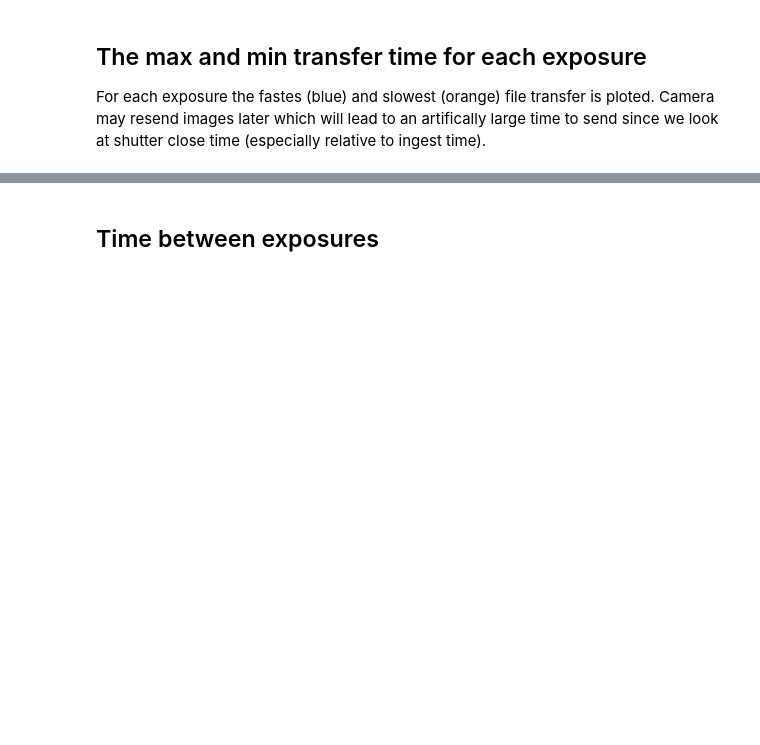
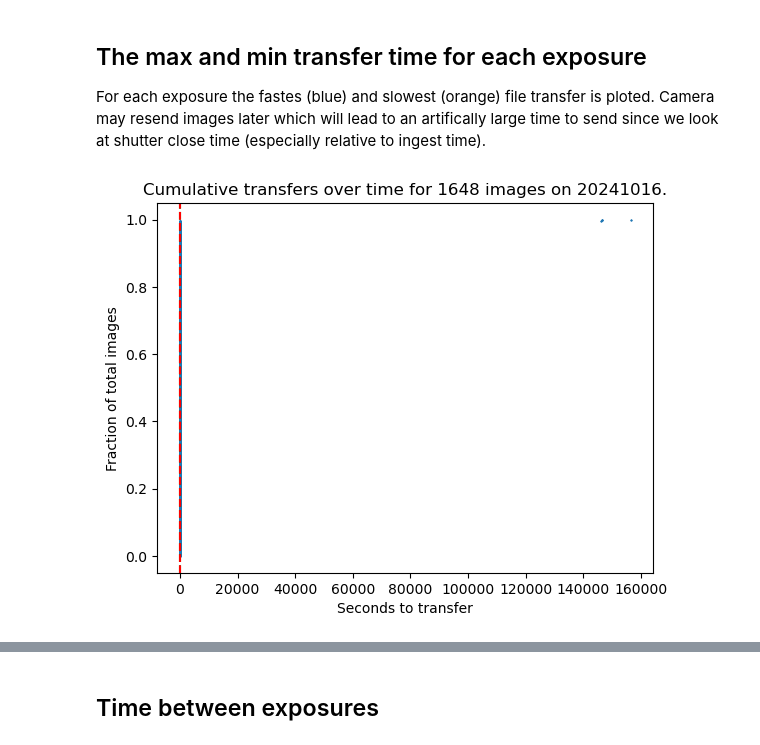
Before and after one commit to lsst-dm/image-transfers-info, a Jupyter notebook: ImageLatency-Summit-USDF.ipynb, the cells around one changed output, grey strips where cells are left out. Saved outputs shown, nothing was run; the diff lists cells and outputs as text; code cells hidden in the pictures; blank space fills up the shorter version.

```diff
--- a/ImageLatency-Summit-USDF.ipynb
+++ b/ImageLatency-Summit-USDF.ipynb
@@ -189,18 +203,20 @@ Green line is 7 seconds, Red line 34 seconds
 For each exposure the fastes (blue) and slowest (orange) file transfer is ploted.
 Camera may resend images later which will lead to an artifically large time to send since we look at shutter close time (especially relative to ingest time).
 # %%
-
-plt.scatter(s3ord, s3cumulative, marker="*", s=0.5)
+if len(s3ord) > 0:
+    plt.scatter(s3ord, s3cumulative, marker="*", s=0.5)
 
 plt.xlabel(f"Seconds to transfer")
 plt.ylabel("Fraction of total images")
 
 plt.title(f"Cumulative transfers over time for {len(s3ord)} images on {day}.")
 plt.axvline(x = 7, color = 'g', linestyle = '--', ymin=0, ymax=1)
 plt.axvline(x = 34, color = 'r', linestyle = '--', ymin=0, ymax=1)
 
 
 plt.show()
+# %% [output]
+[figure, added]
 # %%
 # For the axis
 #times = [t.strftime('%H:%M') for t in exptimes.values()]  # per exposure
```
Also changed, not shown: parts of 13 cells of this notebook.
